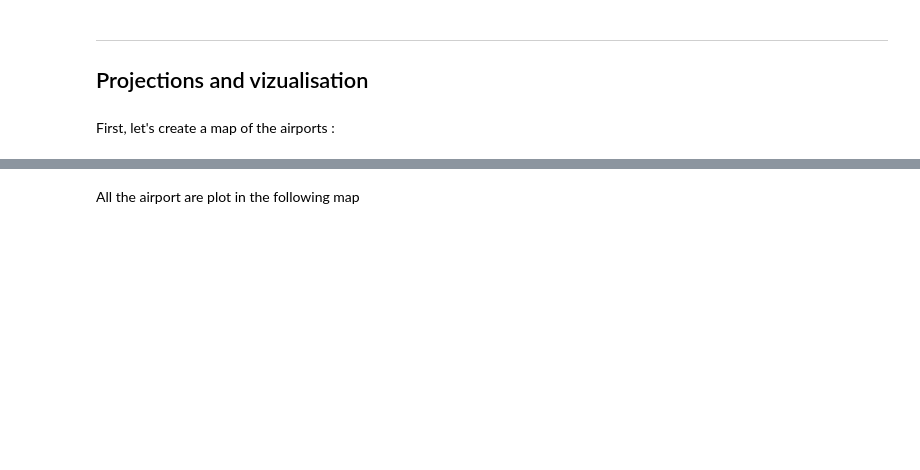
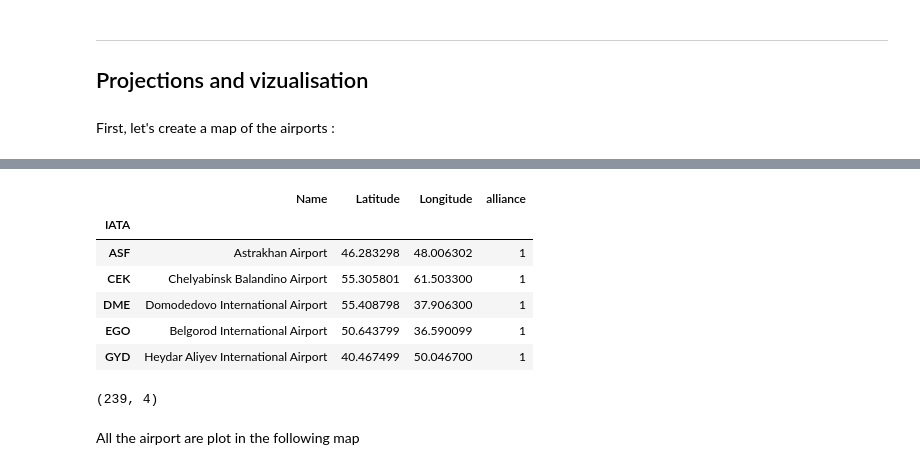
Before and after one commit to nicolasFontbonne/Project_ntds, a Jupyter notebook: main_nico.ipynb, the cells around one changed output, grey strips where cells are left out. Drawn from its saved outputs; the diff is of its cells as text; code cells hidden in the pictures; blank space fills up the shorter version.

```diff
--- a/main_nico.ipynb
+++ b/main_nico.ipynb
@@ -63,7 +63,7 @@ All the airlines from `alliances.dat` now have a correspondance in the airlines
 # %% [markdown]
 From Marie's work :
 # %%
-airl_alliances  = pd.merge(alliances, airlines, left_on='Airline', right_on='Name', how = 'left')[['Alliance', 'Name', 'IATA', 'Country']]
+airl_alliances  = pd.merge(alliances, airlines, left_on='IATA', right_on='IATA', how = 'left')[['Alliance', 'Name', 'IATA', 'Country']]
 airl_alliances.head(2)
 # %% [output]
 |  | Alliance | Name | IATA | Country |
@@ -212,6 +278,17 @@ airportsID.head(2)
 # %%
 geoData = pd.merge(airportsID, airports, left_on="IATA", right_on="IATA", how="left")[["IATA", "Name", "Latitude", "Longitude"]]
 geoData = geoData.set_index("IATA")
+geoData['alliance'] = airport_tag
 geoData.head()
+# %% [output]
+|  | Name | Latitude | Longitude | alliance |
+| IATA |  |  |  |  |
+| ASF | Astrakhan Airport | 46.283298 | 48.006302 | 1 |
+| CEK | Chelyabinsk Balandino Airport | 55.305801 | 61.503300 | 1 |
+| DME | Domodedovo International Airport | 55.408798 | 37.906300 | 1 |
+| EGO | Belgorod International Airport | 50.643799 | 36.590099 | 1 |
+| GYD | Heydar Aliyev International Airport | 40.467499 | 50.046700 | 1 |
 # %%
 geoData[geoData["Name"].isnull()].shape
+# %% [output]
+(239, 4)
```
Also changed, not shown: parts of 21 cells of this notebook, 1 other file.
